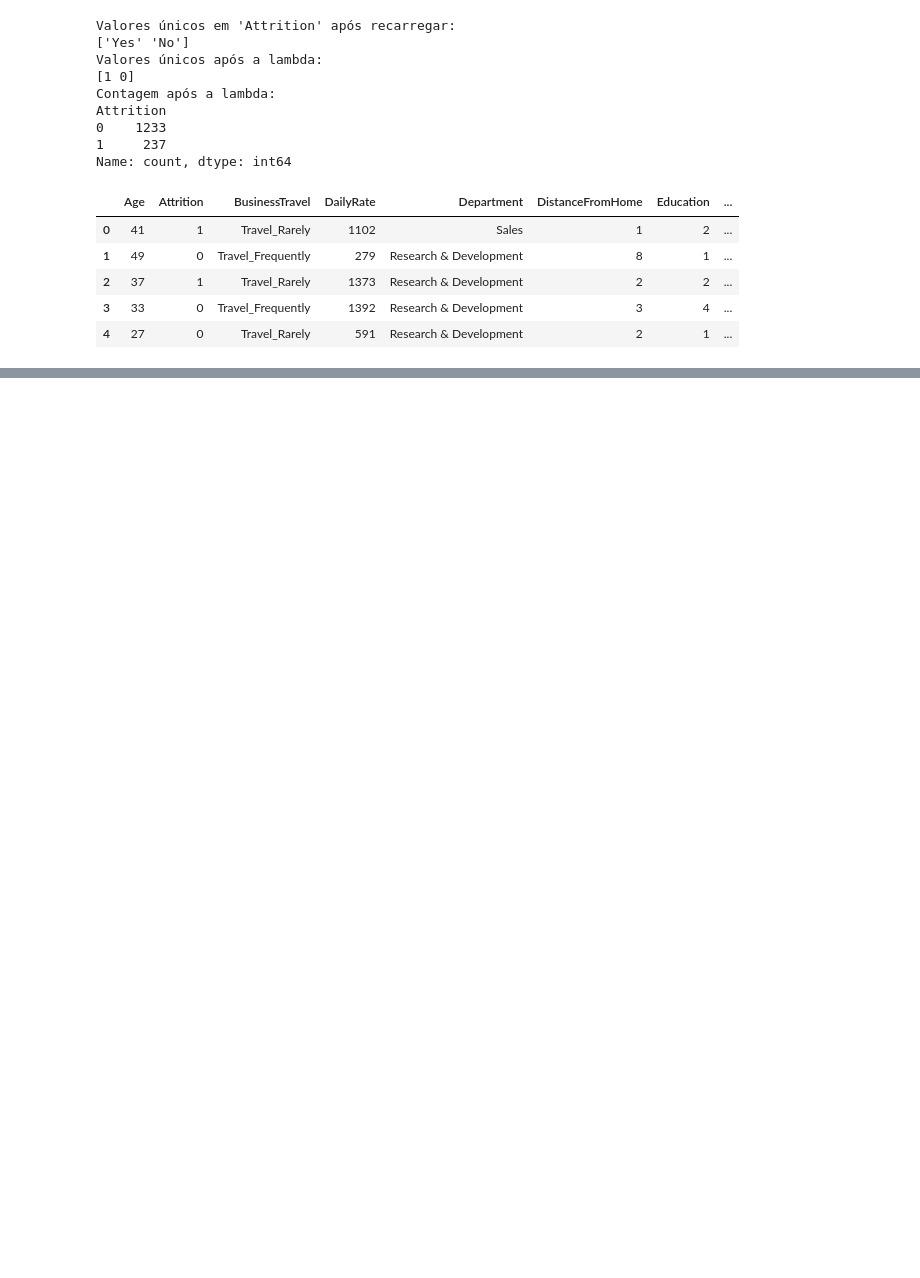
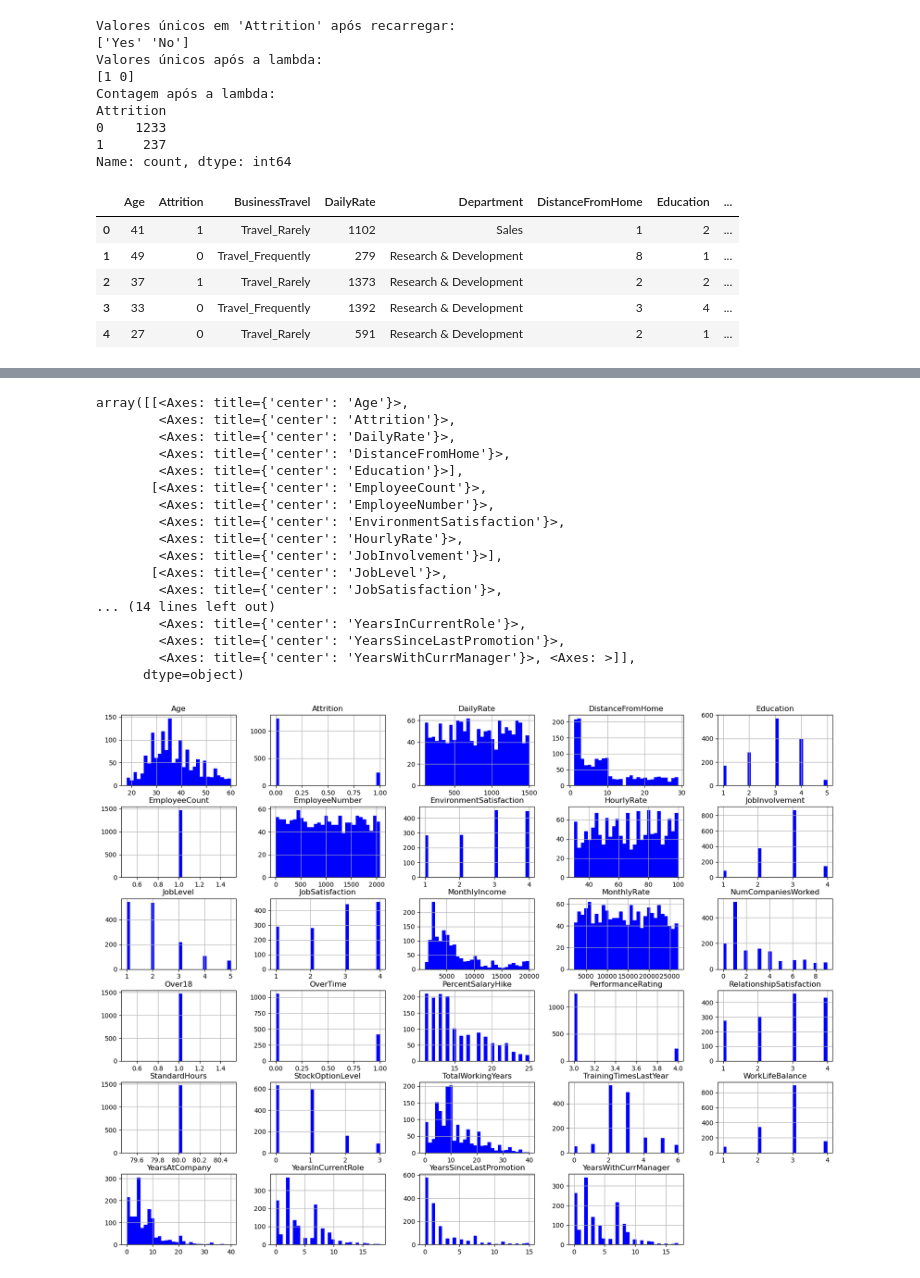
Before and after one commit to Haell39/HR-Analytics, a Jupyter notebook: notebooks/EDA_HR.ipynb, the cells around one changed output, grey strips where cells are left out. Saved outputs shown, nothing was run; the diff lists cells and outputs as text; code cells hidden in the pictures; blank space fills up the shorter version.

```diff
--- a/notebooks/EDA_HR.ipynb
+++ b/notebooks/EDA_HR.ipynb
@@ -156,0 +196,25 @@ Name: count, dtype: int64
+# %%
+employee_df['Over18'] = employee_df['Over18'].str.strip().str.upper().apply(lambda x: 1 if x == 'Y' else 0)
+employee_df['OverTime'] = employee_df['OverTime'].str.strip().apply(lambda x: 1 if x == 'Yes' else 0)
+employee_df['Attrition'] = employee_df['Attrition'].str.strip().str.upper().apply(lambda x: 1 if x == 'YES' else 0)
+
+employee_df.hist(bins=30, figsize=(20, 15), color = 'b')
+# %% [output]
+array([[<Axes: title={'center': 'Age'}>,
+        <Axes: title={'center': 'Attrition'}>,
+        <Axes: title={'center': 'DailyRate'}>,
+        <Axes: title={'center': 'DistanceFromHome'}>,
+        <Axes: title={'center': 'Education'}>],
+       [<Axes: title={'center': 'EmployeeCount'}>,
+        <Axes: title={'center': 'EmployeeNumber'}>,
+        <Axes: title={'center': 'EnvironmentSatisfaction'}>,
+        <Axes: title={'center': 'HourlyRate'}>,
+        <Axes: title={'center': 'JobInvolvement'}>],
+       [<Axes: title={'center': 'JobLevel'}>,
+        <Axes: title={'center': 'JobSatisfaction'}>,
+... (14 lines left out)
+        <Axes: title={'center': 'YearsInCurrentRole'}>,
+        <Axes: title={'center': 'YearsSinceLastPromotion'}>,
+        <Axes: title={'center': 'YearsWithCurrManager'}>, <Axes: >]],
+      dtype=object)
+[figure, added]
```
Also changed, not shown: parts of 4 cells of this notebook.
